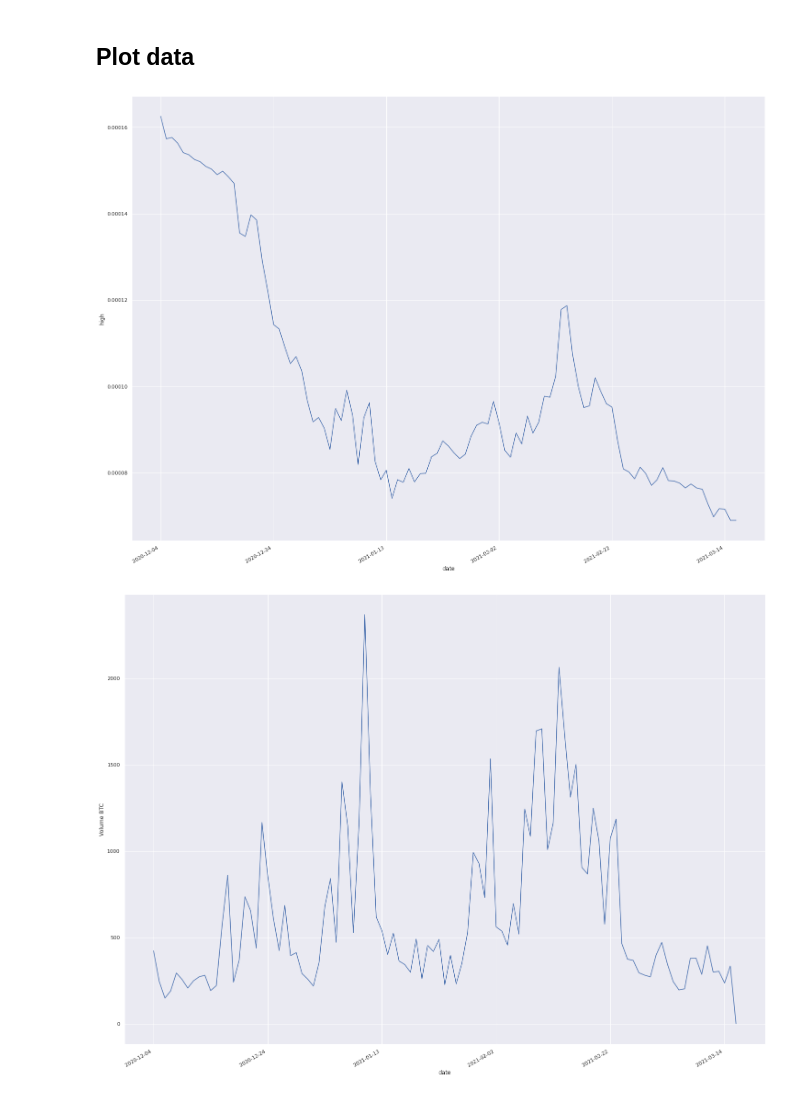
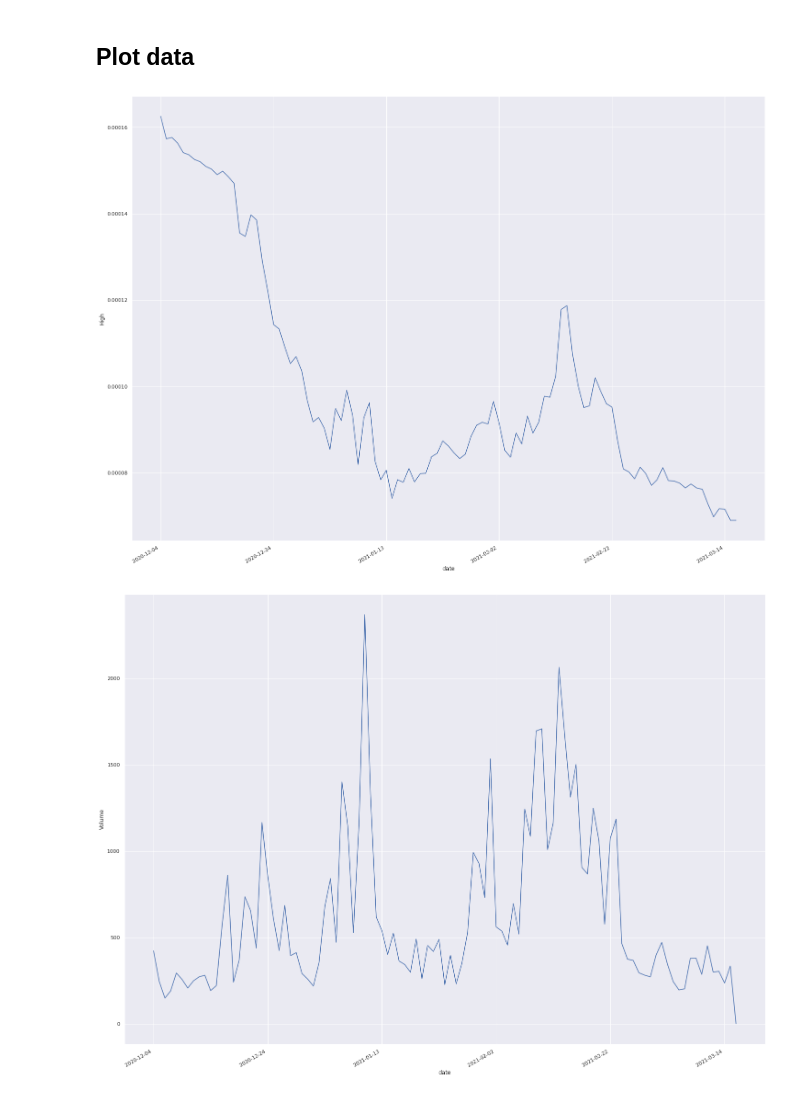
Before and after one commit to erma0x/trading-strategy-explorer, a Jupyter notebook: backtester.ipynb, the cells around one changed output. Drawn from its saved outputs; the diff is of its cells as text; code cells hidden in the pictures.

```diff
--- a/backtester.ipynb
+++ b/backtester.ipynb
@@ -82,0 +70,14 @@ df.head(1)
+# %%
+def EOSBTC_1d_preprocessing(df):
+    df2 = df.copy()
+    df2 = df2.drop(['symbol'],axis=1)
+    df2 = df2.drop(['tradecount'],axis=1)
+    df2 = df2.drop(['Volume EOS'],axis=1)
+    df2=df2.rename(columns={'Volume BTC':'Volume'})
+    df2=df2.rename(columns={"open": "Open", "close": "Close","high":"High","low":"Low"})
+    #We have daily candle, so we can remove, hours, minutes and seconds from our data
+    df2['date']=df2['date'].apply(lambda x: str(x).replace('00:00:00',''))
+    df2 = df2.set_index('date')
+    df2 = df2.sort_values(['date']) # sort by date
+    df3 = df2.copy()
+    return df3
@@ -106,12 +103,12 @@ df2
 ## Plot data
 # %%
 import matplotlib.ticker as ticker
-def plot_time_series(dataframe, X, Y):
+def plot_time_series(df, Y):
     sns.set_theme(style="darkgrid")
     sns.set(rc={"figure.figsize":(25, 20)})
     # build the figure
     fig, ax = plt.subplots()
-    sns.lineplot(data=dataframe, x=X, y=Y)
+    sns.lineplot(data=df, x=df.index , y=Y)
 
     # assign locator and formatter for the xaxis ticks.
     tick_spacing=20
@@ -120,8 +117,8 @@ def plot_time_series(dataframe, X, Y):
     # put the labels at 45deg since they tend to be too long
     fig.autofmt_xdate()
     plt.show()
-# %%
-plot_time_series(df2,'date','high')
-# %% [output]
-[figure, removed]
+# %%
+plot_time_series(df_price,'High')
+# %% [output]
+[figure, added]
 # %%
```
Also changed, not shown: parts of 15 cells of this notebook, 3 other files.
